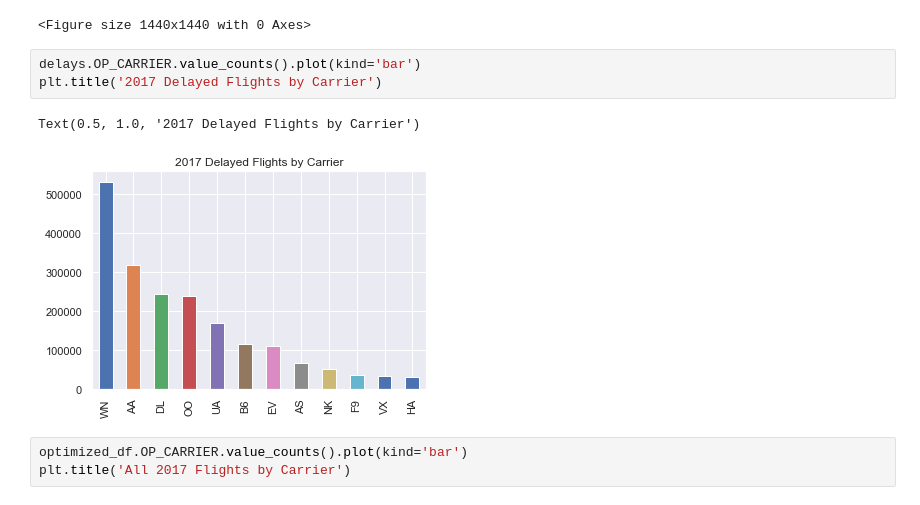
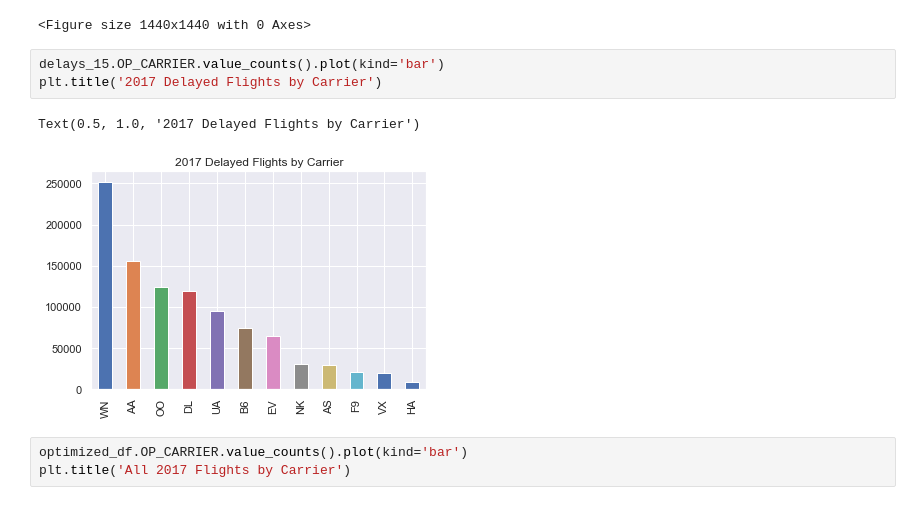
Before and after one commit to dmitriykats1/Springboard, a Jupyter notebook: Capstone1/import_data.ipynb, the cells around one changed output. Cells and saved outputs as stored; diff of their text form.

```diff
--- a/Capstone1/import_data.ipynb
+++ b/Capstone1/import_data.ipynb
@@ -718,11 +767,11 @@ plt.figure(figsize=(20,20))
 [figure]
 <Figure size 1440x1440 with 0 Axes>
 # %%
-delays.OP_CARRIER.value_counts().plot(kind='bar')
+delays_15.OP_CARRIER.value_counts().plot(kind='bar')
 plt.title('2017 Delayed Flights by Carrier')
 # %% [output]
 Text(0.5, 1.0, '2017 Delayed Flights by Carrier')
-[figure, old version]
+[figure, new version]
 # %%
 optimized_df.OP_CARRIER.value_counts().plot(kind='bar')
 plt.title('All 2017 Flights by Carrier')
```
Also changed, not shown: parts of 21 cells of this notebook.
